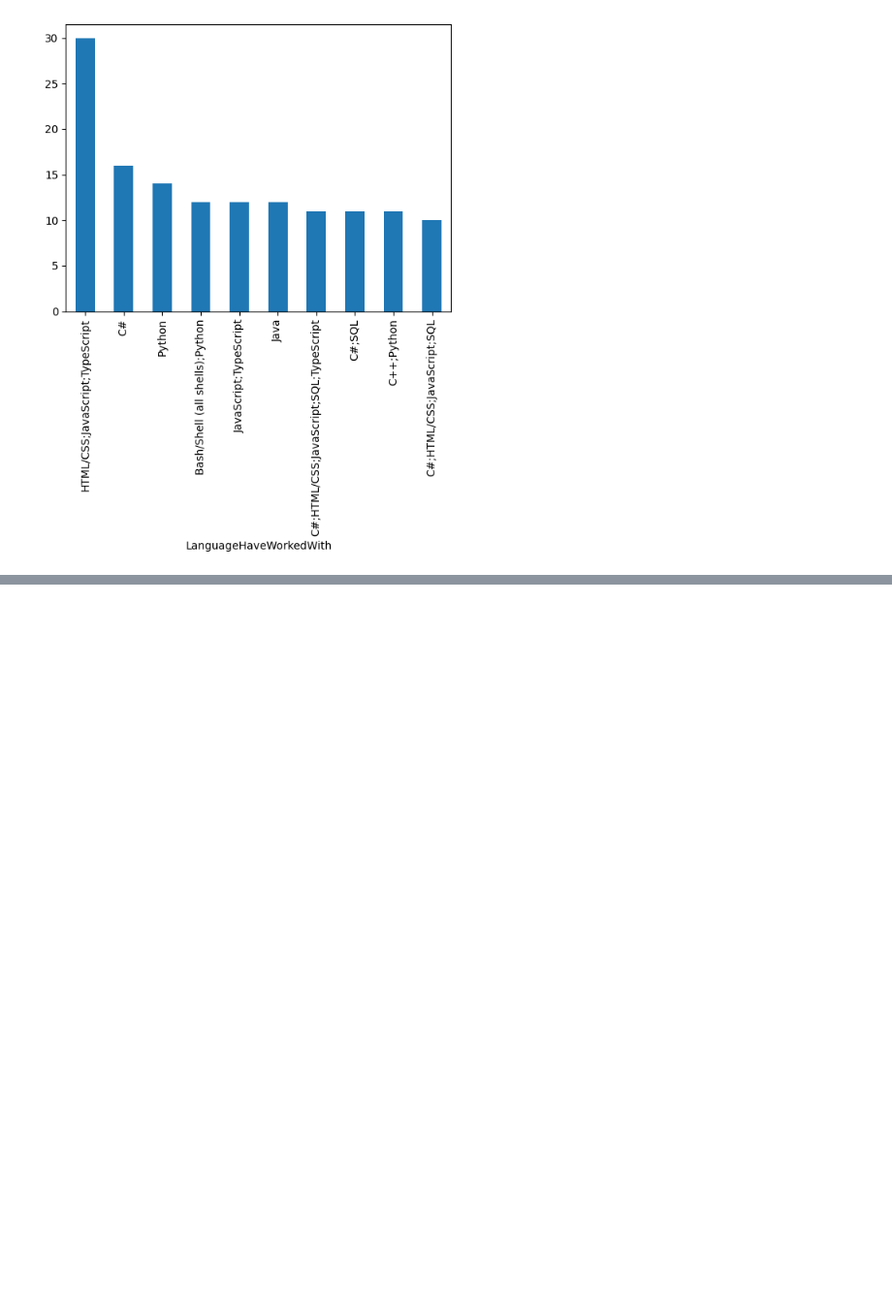
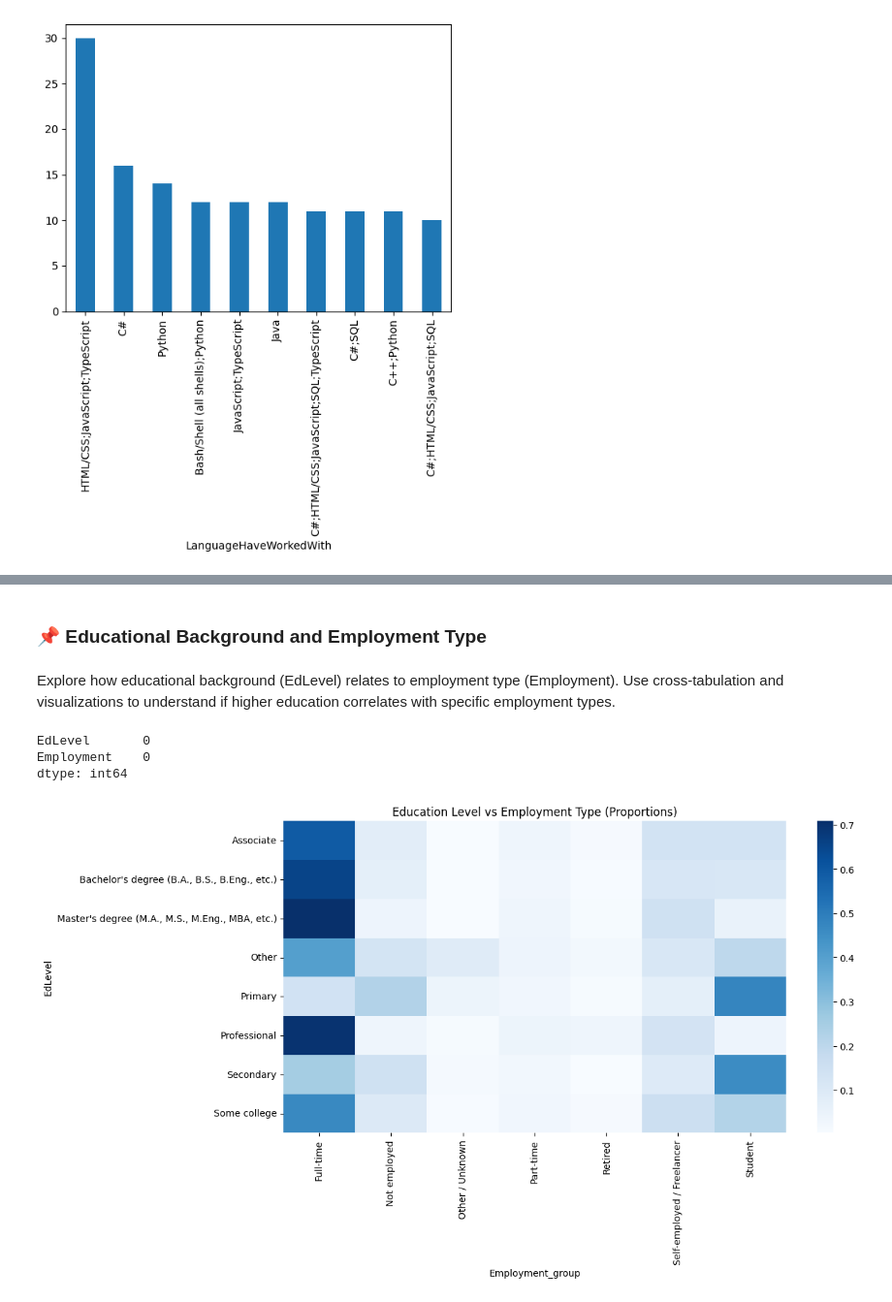
Before and after one commit to dev-evelin/ibm-data-analyst-capstone, a Jupyter notebook: notebooks/03_Exploratory_Data_Analysis.ipynb, the cells around one changed output, grey strips where cells are left out. Shown at 97% size. Drawn from its saved outputs; the diff is of its cells as text; code cells hidden in the pictures; blank space fills up the shorter version.

```diff
--- a/notebooks/03_Exploratory_Data_Analysis.ipynb
+++ b/notebooks/03_Exploratory_Data_Analysis.ipynb
@@ -294,0 +326,23 @@ df_poland["LanguageHaveWorkedWith"].value_counts().head(10).plot(kind="bar")
+# %% [markdown]
+### 📌 Educational Background and Employment Type
+# %% [markdown]
+Explore how educational background (EdLevel) relates to employment type (Employment). Use cross-tabulation and visualizations to understand if higher education correlates with specific employment types.
+# %%
+df[["EdLevel","Employment"]].isnull().sum()
+# df["EdLevel"].dtypes
+# %% [output]
+EdLevel       0
+Employment    0
+dtype: int64
+# %%
+import seaborn as sns
+import matplotlib.pyplot as plt
+
+ct_norm = pd.crosstab(df["EdLevel"], df["Employment_group"], normalize="index")
+
+plt.figure(figsize=(12,6))
+sns.heatmap(ct_norm, cmap="Blues")
+plt.title("Education Level vs Employment Type (Proportions)")
+plt.show()
+# %% [output]
+[figure, added]
```
Also changed, not shown: parts of 20 cells of this notebook.
